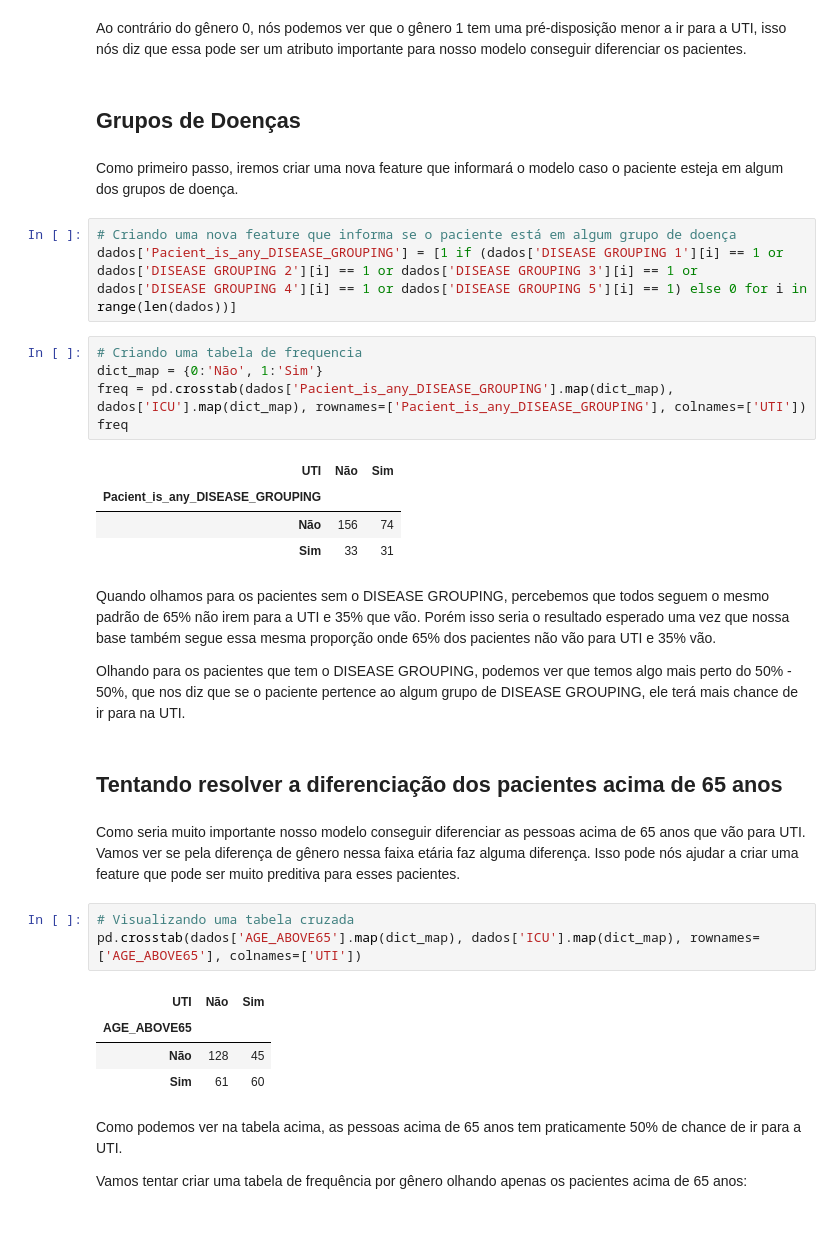
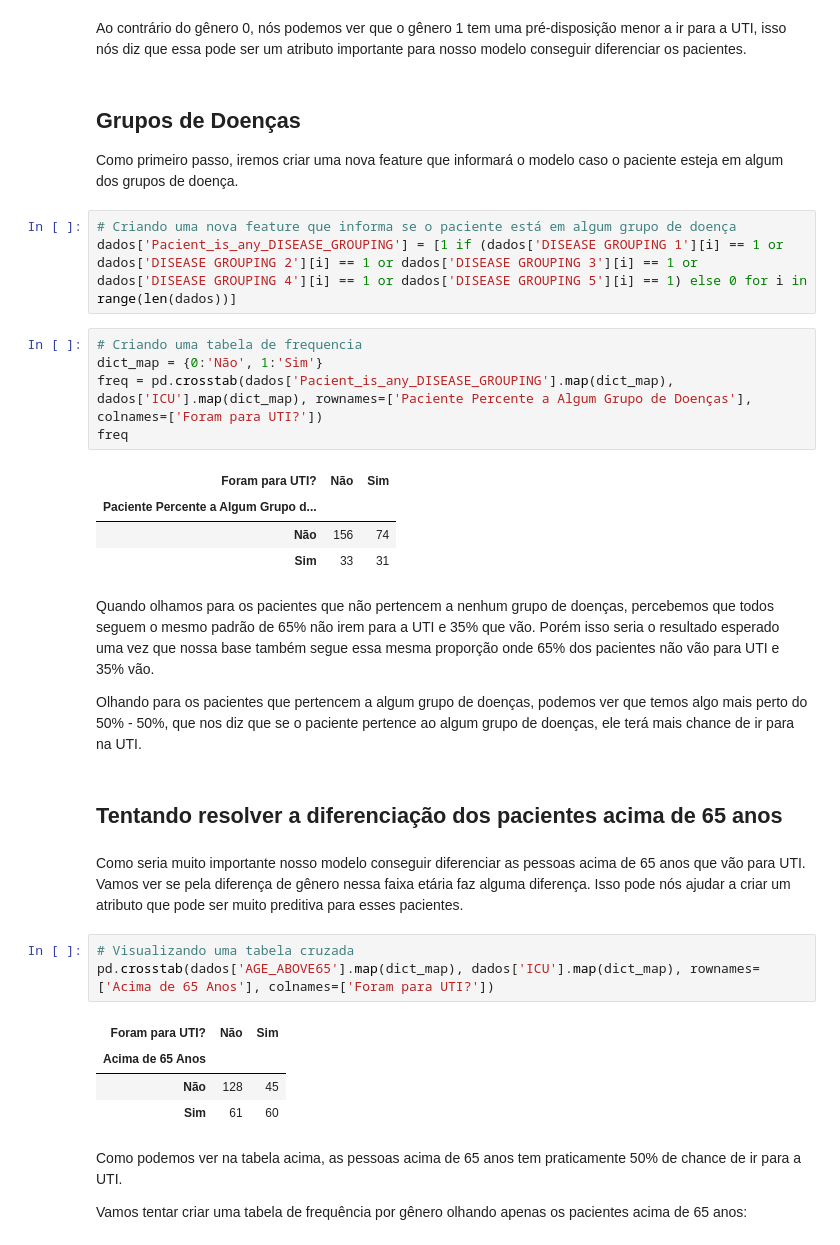
Before and after one commit to rodrigodemend/Diagn-stico-de-Dados-Cl-nicos-com-Machine-Learning, a Jupyter notebook: Notebooks/Modelagem_para_Diagnóstico_de_Dados_Clínicos_com_Machine_Learning_.ipynb, the cells around one changed output. Drawn from its saved outputs; the diff is of its cells as text.

```diff
--- a/Notebooks/Modelagem_para_Diagnóstico_de_Dados_Clínicos_com_Machine_Learning_.ipynb
+++ b/Notebooks/Modelagem_para_Diagnóstico_de_Dados_Clínicos_com_Machine_Learning_.ipynb
@@ -552,9 +552,9 @@ plt.show()
 [figure]
 # %% [markdown]
 Ao contrário do gênero 0, nós podemos ver que o gênero 1 tem uma pré-disposição menor a ir para a UTI, isso nós diz que essa pode ser um atributo importante para nosso modelo conseguir diferenciar os pacientes.
-# %% [markdown]
-## Grupos de Doenças
 # %% [markdown]
+## Grupos de Doenças
+
 Como primeiro passo, iremos criar uma nova feature que informará o modelo caso o paciente esteja em algum dos grupos de doença.
 # %%
 # Criando uma nova feature que informa se o paciente está em algum grupo de doença
@@ -562,27 +562,27 @@ dados['Pacient_is_any_DISEASE_GROUPING'] = [1 if (dados['DISEASE GROUPING 1'][i]
 # %%
 # Criando uma tabela de frequencia
 dict_map = {0:'Não', 1:'Sim'}
-freq = pd.crosstab(dados['Pacient_is_any_DISEASE_GROUPING'].map(dict_map), dados['ICU'].map(dict_map), rownames=['Pacient_is_any_DISEASE_GROUPING'], colnames=['UTI'])
+freq = pd.crosstab(dados['Pacient_is_any_DISEASE_GROUPING'].map(dict_map), dados['ICU'].map(dict_map), rownames=['Paciente Percente a Algum Grupo de Doenças'], colnames=['Foram para UTI?'])
 freq
 # %% [output]
-| UTI | Não | Sim |
-| Pacient_is_any_DISEASE_GROUPING |  |  |
+| Foram para UTI? | Não | Sim |
+| Paciente Percente a Algum Grupo d... |  |  |
 | Não | 156 | 74 |
 | Sim | 33 | 31 |
 # %% [markdown]
-Quando olhamos para os pacientes sem o DISEASE GROUPING, percebemos que todos seguem o mesmo padrão de 65% não irem para a UTI e 35% que vão. Porém isso seria o resultado esperado uma vez que nossa base também segue essa mesma proporção onde 65% dos pacientes não vão para UTI e 35% vão.
+Quando olhamos para os pacientes que não pertencem a nenhum grupo de doenças, percebemos que todos seguem o mesmo padrão de 65% não irem para a UTI e 35% que vão. Porém isso seria o resultado esperado uma vez que nossa base também segue essa mesma proporção onde 65% dos pacientes não vão para UTI e 35% vão.
 
-Olhando para os pacientes que tem o DISEASE GROUPING, podemos ver que temos algo mais perto do 50% - 50%, que nos diz que se o paciente pertence ao algum grupo de DISEASE GROUPING, ele terá mais chance de ir para na UTI.
+Olhando para os pacientes que pertencem a algum grupo de doenças, podemos ver que temos algo mais perto do 50% - 50%, que nos diz que se o paciente pertence ao algum grupo de doenças, ele terá mais chance de ir para na UTI.
 # %% [markdown]
 ## Tentando resolver a diferenciação dos pacientes acima de 65 anos
 # %% [markdown]
-Como seria muito importante nosso modelo conseguir diferenciar as pessoas acima de 65 anos que vão para UTI. Vamos ver se pela diferença de gênero nessa faixa etária faz alguma diferença. Isso pode nós ajudar a criar uma feature que pode ser muito preditiva para esses pacientes.
+Como seria muito importante nosso modelo conseguir diferenciar as pessoas acima de 65 anos que vão para UTI. Vamos ver se pela diferença de gênero nessa faixa etária faz alguma diferença. Isso pode nós ajudar a criar um atributo que pode ser muito preditiva para esses pacientes.
 # %%
 # Visualizando uma tabela cruzada
-pd.crosstab(dados['AGE_ABOVE65'].map(dict_map), dados['ICU'].map(dict_map), rownames=['AGE_ABOVE65'], colnames=['UTI'])
+pd.crosstab(dados['AGE_ABOVE65'].map(dict_map), dados['ICU'].map(dict_map), rownames=['Acima de 65 Anos'], colnames=['Foram para UTI?'])
 # %% [output]
-| UTI | Não | Sim |
-| AGE_ABOVE65 |  |  |
+| Foram para UTI? | Não | Sim |
+| Acima de 65 Anos |  |  |
 | Não | 128 | 45 |
 | Sim | 61 | 60 |
 # %% [markdown]
```
Also changed, not shown: parts of 3 cells of this notebook.
